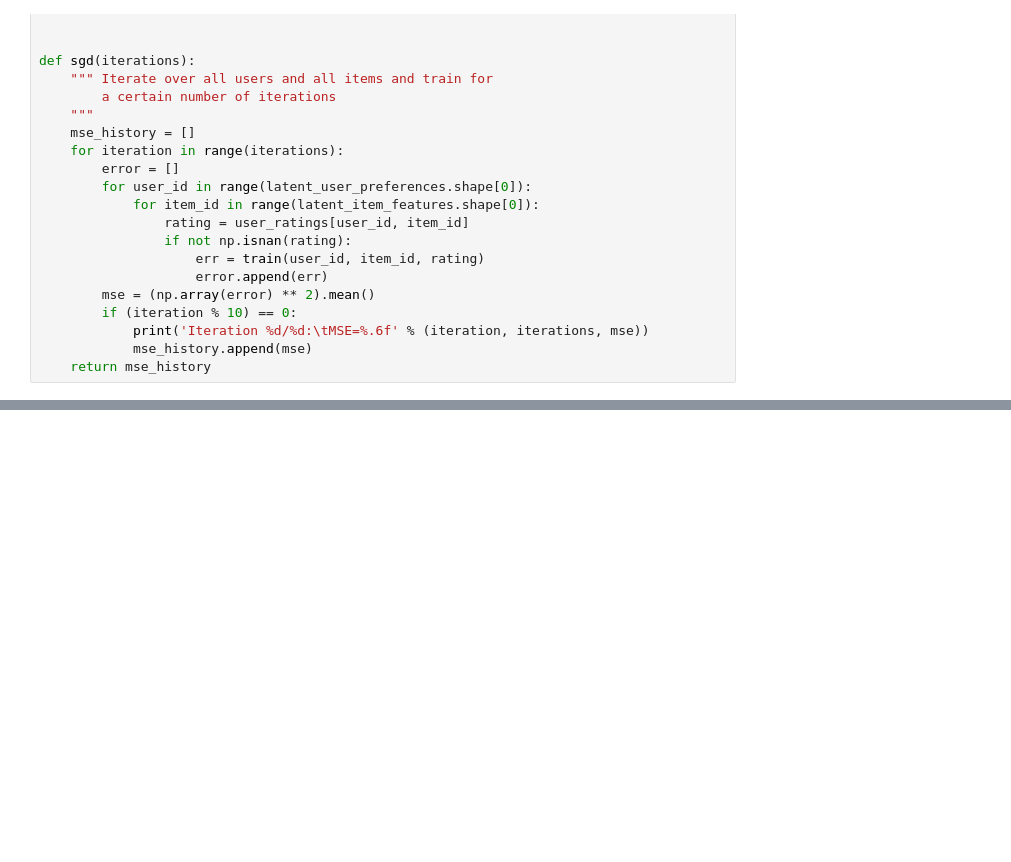
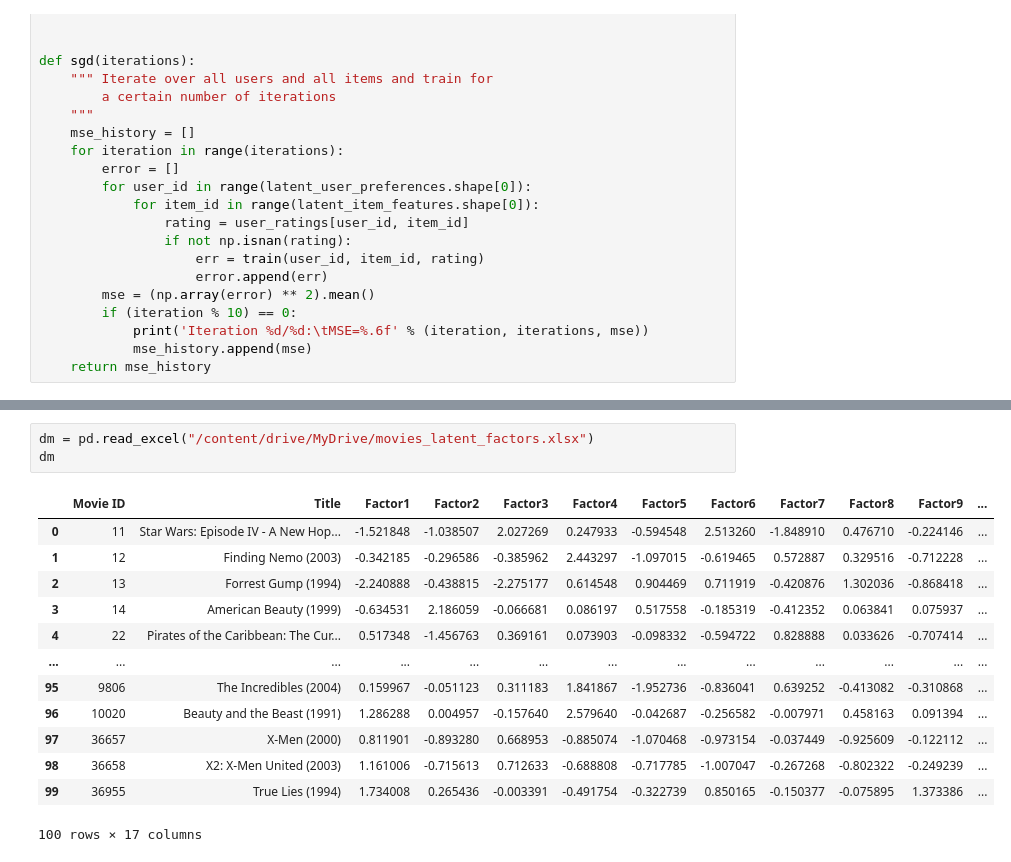
Before and after one commit to ritabandutta13/CE888, a Jupyter notebook: Lab_4/my_recommender.ipynb, the cells around one changed output, grey strips where cells are left out. Drawn from its saved outputs; the diff is of its cells as text; blank space fills up the shorter version.

```diff
--- a/Lab_4/my_recommender.ipynb
+++ b/Lab_4/my_recommender.ipynb
@@ -367,0 +181,17 @@ array([[-2.06115001]])
+# %%
+dm = pd.read_excel("/content/drive/MyDrive/movies_latent_factors.xlsx")
+dm
+# %% [output]
+|  | Movie ID | Title | Factor1 | Factor2 | Factor3 | Factor4 | Factor5 | Factor6 | Factor7 | Factor8 | Factor9 | ... |
+| 0 | 11 | Star Wars: Episode IV - A New Hop... | -1.521848 | -1.038507 | 2.027269 | 0.247933 | -0.594548 | 2.513260 | -1.848910 | 0.476710 | -0.224146 | ... |
+| 1 | 12 | Finding Nemo (2003) | -0.342185 | -0.296586 | -0.385962 | 2.443297 | -1.097015 | -0.619465 | 0.572887 | 0.329516 | -0.712228 | ... |
+| 2 | 13 | Forrest Gump (1994) | -2.240888 | -0.438815 | -2.275177 | 0.614548 | 0.904469 | 0.711919 | -0.420876 | 1.302036 | -0.868418 | ... |
+| 3 | 14 | American Beauty (1999) | -0.634531 | 2.186059 | -0.066681 | 0.086197 | 0.517558 | -0.185319 | -0.412352 | 0.063841 | 0.075937 | ... |
+| 4 | 22 | Pirates of the Caribbean: The Cur... | 0.517348 | -1.456763 | 0.369161 | 0.073903 | -0.098332 | -0.594722 | 0.828888 | 0.033626 | -0.707414 | ... |
+| ... | ... | ... | ... | ... | ... | ... | ... | ... | ... | ... | ... | ... |
+| 95 | 9806 | The Incredibles (2004) | 0.159967 | -0.051123 | 0.311183 | 1.841867 | -1.952736 | -0.836041 | 0.639252 | -0.413082 | -0.310868 | ... |
+| 96 | 10020 | Beauty and the Beast (1991) | 1.286288 | 0.004957 | -0.157640 | 2.579640 | -0.042687 | -0.256582 | -0.007971 | 0.458163 | 0.091394 | ... |
+| 97 | 36657 | X-Men (2000) | 0.811901 | -0.893280 | 0.668953 | -0.885074 | -1.070468 | -0.973154 | -0.037449 | -0.925609 | -0.122112 | ... |
+| 98 | 36658 | X2: X-Men United (2003) | 1.161006 | -0.715613 | 0.712633 | -0.688808 | -0.717785 | -1.007047 | -0.267268 | -0.802322 | -0.249239 | ... |
+| 99 | 36955 | True Lies (1994) | 1.734008 | 0.265436 | -0.003391 | -0.491754 | -0.322739 | 0.850165 | -0.150377 | -0.075895 | 1.373386 | ... |
+100 rows × 17 columns
```
Also changed, not shown: parts of 57 cells of this notebook.
